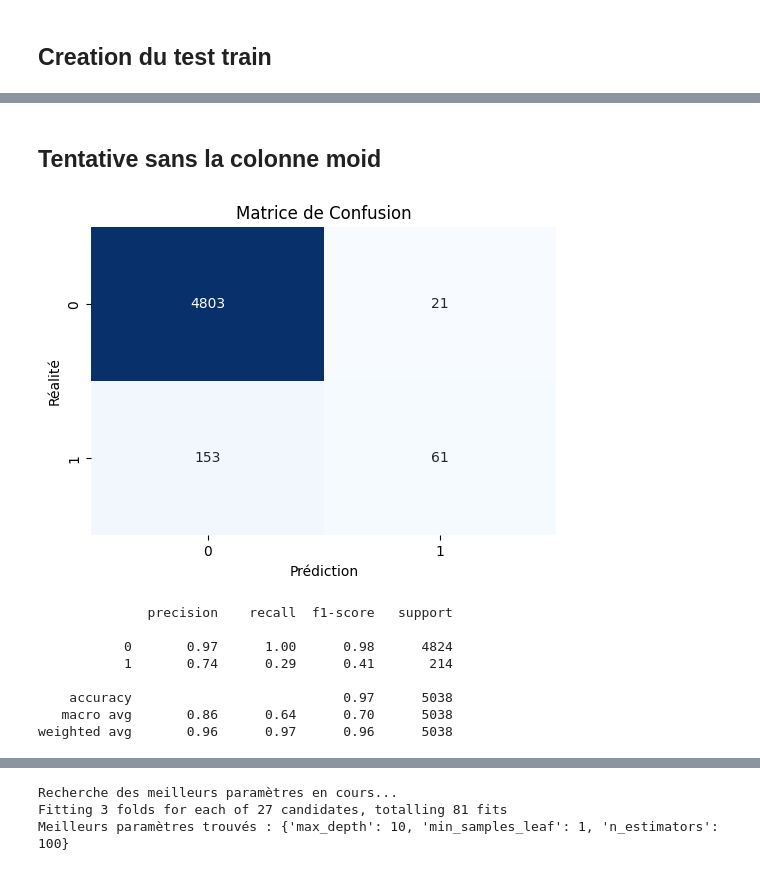
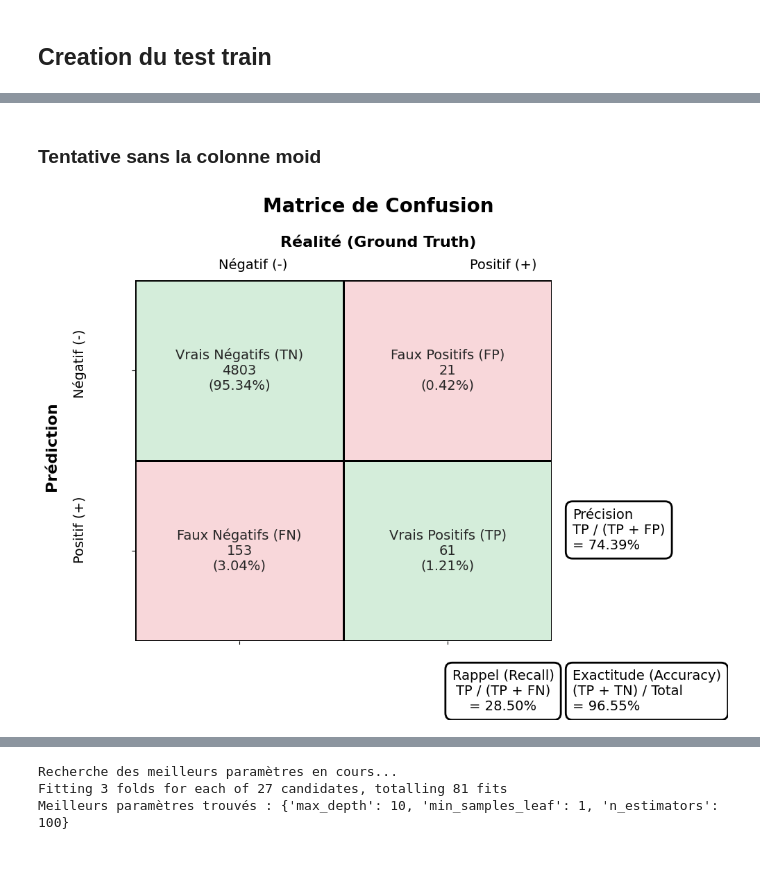
Before and after one commit to MehdiBoussalem/Nasa-ML, a Jupyter notebook: ml.ipynb, the cells around one changed output, grey strips where cells are left out. Cells and saved outputs as stored; diff of their text form; code cells hidden in the pictures.

```diff
--- a/ml.ipynb
+++ b/ml.ipynb
@@ -72,47 +134,32 @@ plt.show()
 # %% [markdown]
-## Tentative sans la colonne moid
+### Tentative sans la colonne moid
 # %%
 X = df.drop(['is_hazardous','id','name','moid'], axis=1)
 y = df['is_hazardous']
 
 X_train, X_test, y_train, y_test = train_test_split(
     X, y, test_size=0.2, random_state=42, stratify=y
 )
 
 # On normalise les données numériques
 from sklearn.preprocessing import StandardScaler
 scaler = StandardScaler()
 
 X_train_scaled = X_train.copy()
 X_test_scaled = X_test.copy()
 
 X_train_scaled = scaler.fit_transform(X_train)
 X_test_scaled = scaler.transform(X_test)
 
 
 model = RandomForestClassifier(n_estimators=100, random_state=42, class_weight='balanced')
 model.fit(X_train_scaled, y_train)
 
 y_pred = model.predict(X_test_scaled)
 
 conf_matrix = confusion_matrix(y_test, y_pred)
 
-plt.figure(figsize=(6,4))
-sns.heatmap(conf_matrix, annot=True, fmt='d', cmap='Blues', cbar=False)
-plt.xlabel('Prédiction')
-plt.ylabel('Réalité')
-plt.title('Matrice de Confusion')
-plt.show()
-
-print(classification_report(y_test, y_pred))
+plot_confusion_matrix_custom(conf_matrix)
 # %% [output]
-[figure, old version]
+[figure, new version]
-              precision    recall  f1-score   support
-
-           0       0.97      1.00      0.98      4824
-           1       0.74      0.29      0.41       214
-
-    accuracy                           0.97      5038
-   macro avg       0.86      0.64      0.70      5038
-weighted avg       0.96      0.97      0.96      5038
 # %% [markdown]
```
Also changed, not shown: parts of 7 cells of this notebook, 1 other file.
